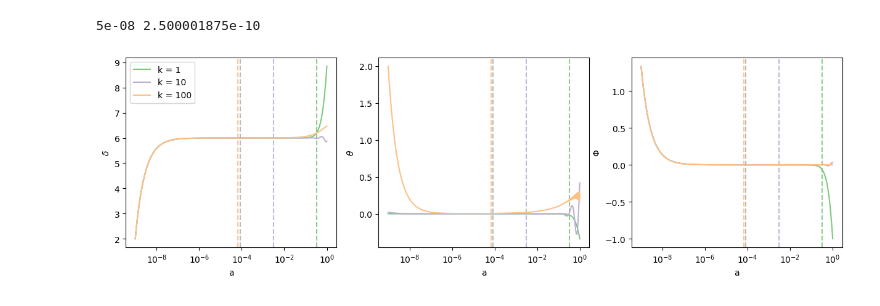
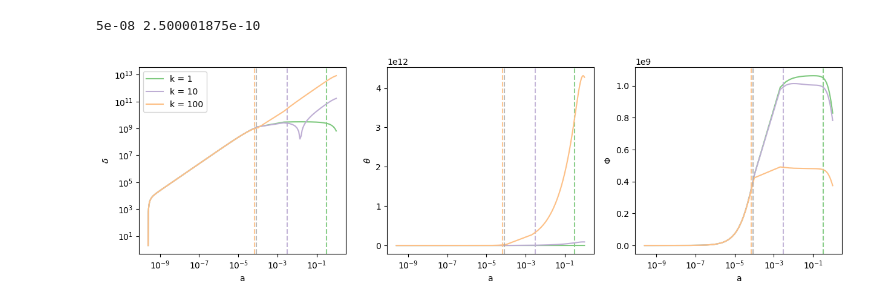
Before and after one commit to joaoreboucas1/einstein_boltzmann, a Jupyter notebook: growth.ipynb, the cells around one changed output. Cells and saved outputs as stored; diff of their text form; code cells hidden in the pictures.

```diff
--- a/growth.ipynb
+++ b/growth.ipynb
@@ -20,6 +20,7 @@ import matplotlib.pyplot as plt
 from scipy.integrate import odeint, quad
 from scipy.optimize import root_scalar
 # %%
+# TODO: convert units to Mpc
 # Constants
 H0 = 1
 rho_cr = 3
@@ -32,6 +33,7 @@ a_eq = Omega_r/Omega_m
 w_gamma = 1/3
 w_m = 0
 w_Lambda = -1
+
 
 def rho_m(a):
     return rho_cr*Omega_m*a**-3
@@ -76,7 +78,7 @@ def dy_da(y, a, k=0.1):
     rho_gamma_now = rho_gamma(a)
     rho_tot_now = rho_tot(a)
     sigma_gamma = 0 # TODO: implementing anisotropic stress, for now it's zero
-    Phi_prime   = -H*Phi + 0.5*a**2*rho_m_now*theta_m/k**2 + 0.5*a**2*(1 + w_gamma)*theta_gamma/k**2
+    Phi_prime   = -H*Phi + 0.5*a**2*rho_m_now*theta_m/k**2 + 0.5*a**2*(1 + w_gamma)*rho_gamma_now*theta_gamma/k**2
     delta_m_prime = -theta_m + 3*Phi_prime
     theta_m_prime = -H*theta_m + k**2 * Phi
     delta_gamma_prime = -4*theta_gamma/3 + 4*Phi_prime
@@ -116,32 +118,32 @@ colors = [
     "#beaed4",
     "#fdc086",
     "#ffff99",
     "#386cb0",
     "#f0027f"
 ]
 
 fig, axs = plt.subplots(1, 3, figsize=(15,4))
 for k, result, color in zip(ks, results, colors):
     delta_m, theta_m, delta_gamma, theta_gamma, Phi = result.T
-    axs[0].semilogx(a, np.abs(delta_m), label=f"k = {k}", color=color)
+    axs[0].loglog(a, np.abs(delta_m), label=f"k = {k}", color=color)
     axs[1].semilogx(a, theta_m, label=f"k = {k}", color=color)
     axs[2].semilogx(a, Phi,   label=f"k = {k}", color=color)
     a_horizon_entry = scale_factor_horizon_entry(k)
     for ax in axs: ax.axvline(a_horizon_entry, alpha=0.9, ls="--", color=color)
 
 rho_a = rho_tot(a)
 P_a   = P(a)
 H_a   = H_curly(a)
 
 for ax in axs.flatten():
     ax.axvline(a_eq, c="darkgray", alpha=0.8, ls="--")
     ax.set_xlabel("a")
 
 # axs[0].text(a_eq*1.1, delta_m[-1]*0.95, r"$a_\mathrm{eq}$", c="darkgray", alpha=0.8)
 axs[0].set_ylabel(r"$\delta$")
 axs[1].set_ylabel(r"$\theta$")
 axs[2].set_ylabel(r"$\Phi$")
 axs[0].legend()
 plt.savefig("deltas.pdf")
 # %% [output]
-[figure, old version]
+[figure, new version]
```
Also changed, not shown: 1 other file.
